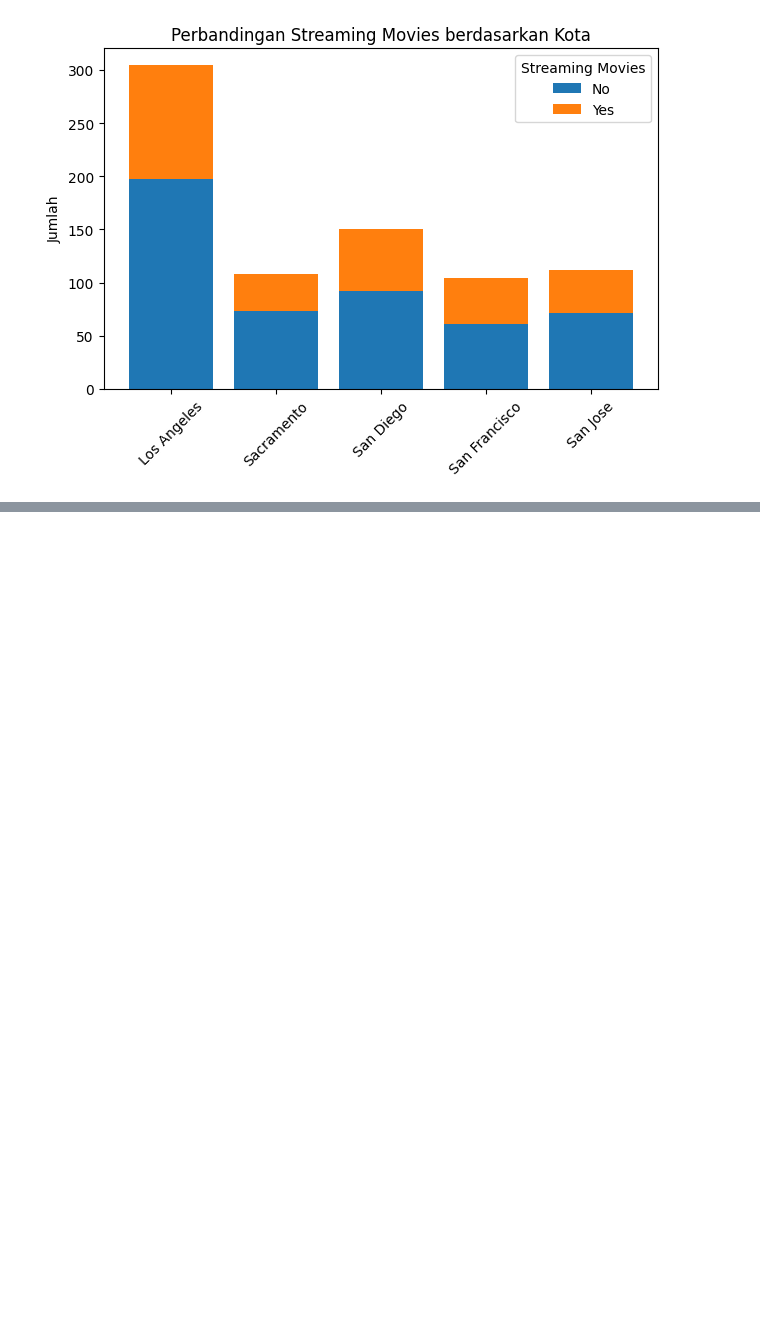
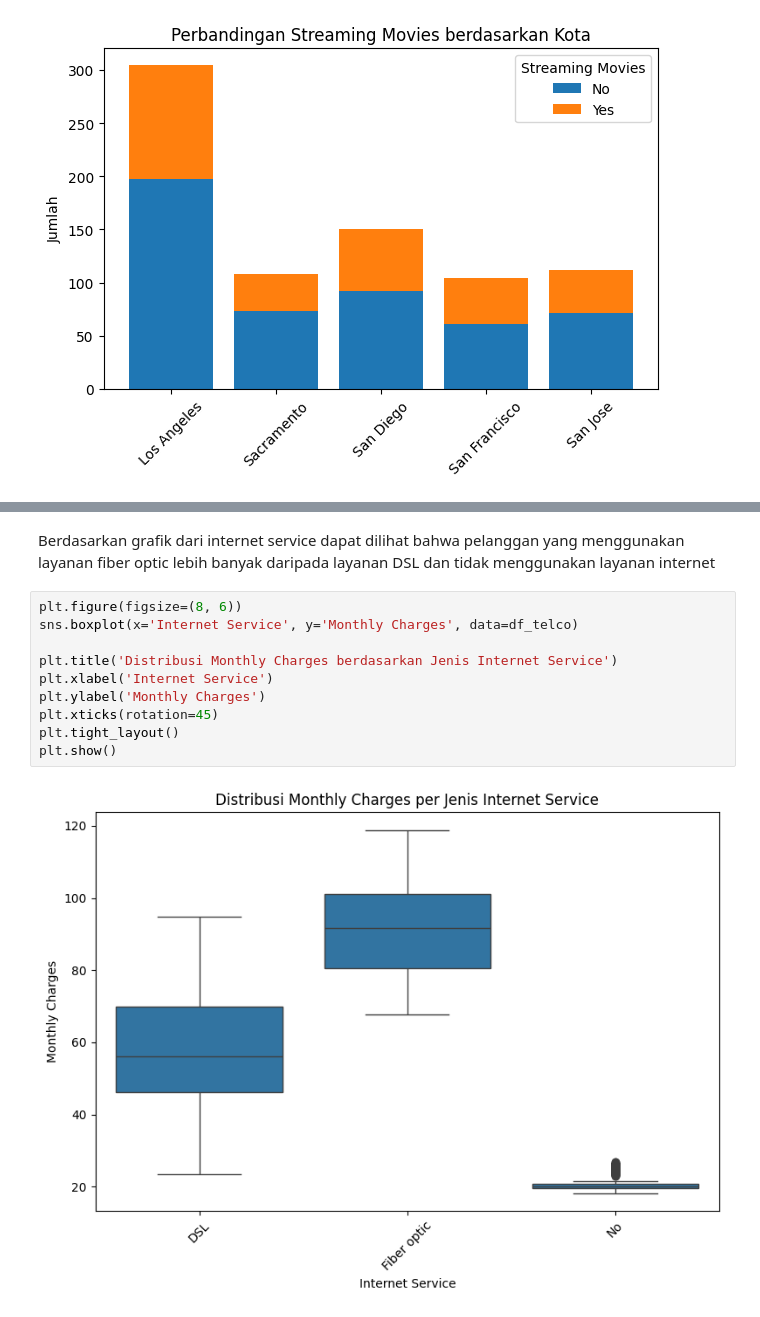
Before and after one commit to Herdvair/Tasks, a Jupyter notebook: Data_Visualization.ipynb, the cells around one changed output, grey strips where cells are left out. Drawn from its saved outputs; the diff is of its cells as text; blank space fills up the shorter version.

```diff
--- a/Data_Visualization.ipynb
+++ b/Data_Visualization.ipynb
@@ -341,0 +368,14 @@ plt.show()
+# %% [markdown]
+Berdasarkan grafik dari internet service dapat dilihat bahwa pelanggan yang menggunakan layanan fiber optic lebih banyak daripada layanan DSL dan tidak menggunakan layanan internet
+# %%
+plt.figure(figsize=(8, 6))
+sns.boxplot(x='Internet Service', y='Monthly Charges', data=df_telco)
+
+plt.title('Distribusi Monthly Charges berdasarkan Jenis Internet Service')
+plt.xlabel('Internet Service')
+plt.ylabel('Monthly Charges')
+plt.xticks(rotation=45)
+plt.tight_layout()
+plt.show()
+# %% [output]
+[figure, added]
```
Also changed, not shown: parts of 18 cells of this notebook.
